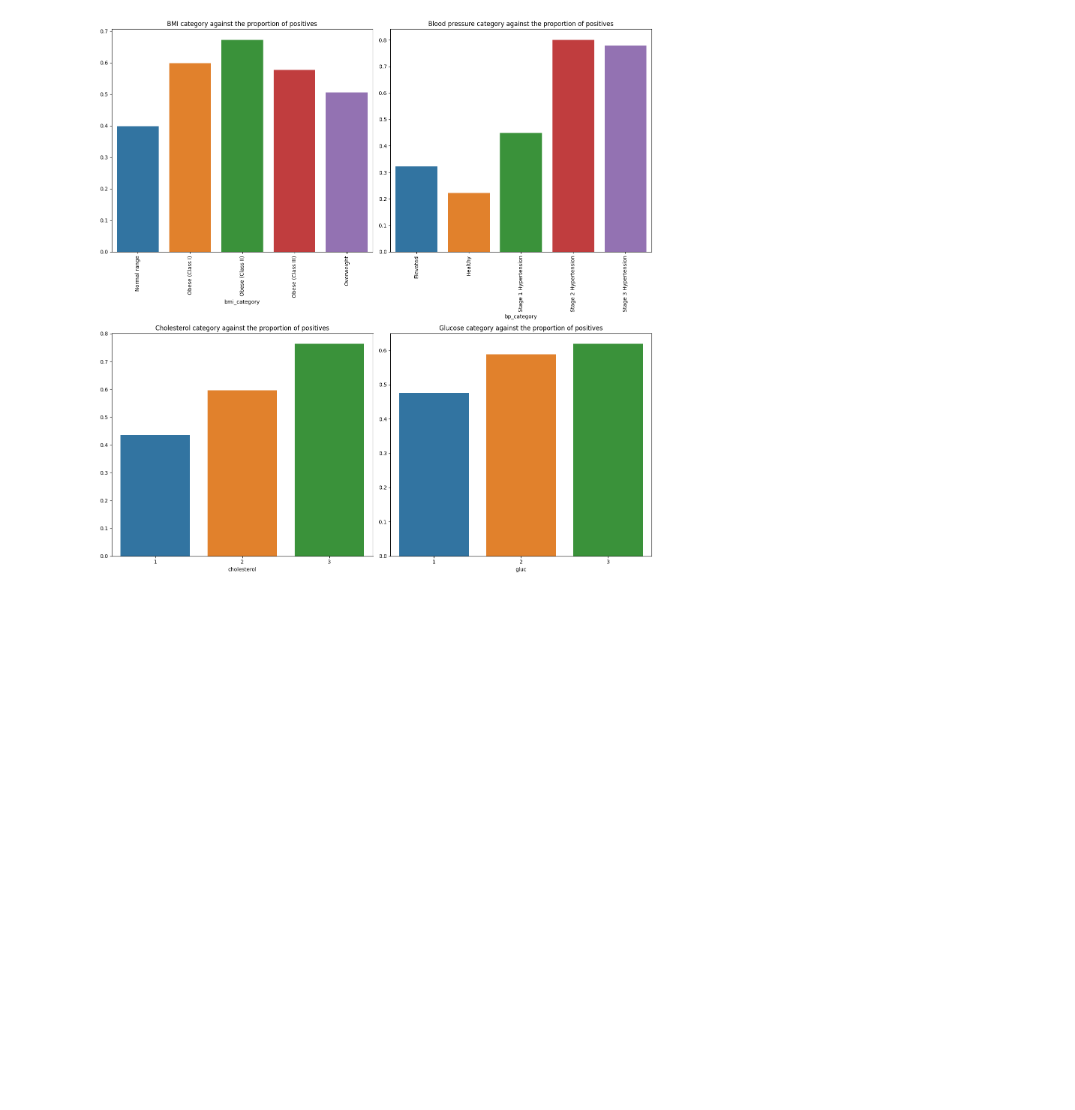
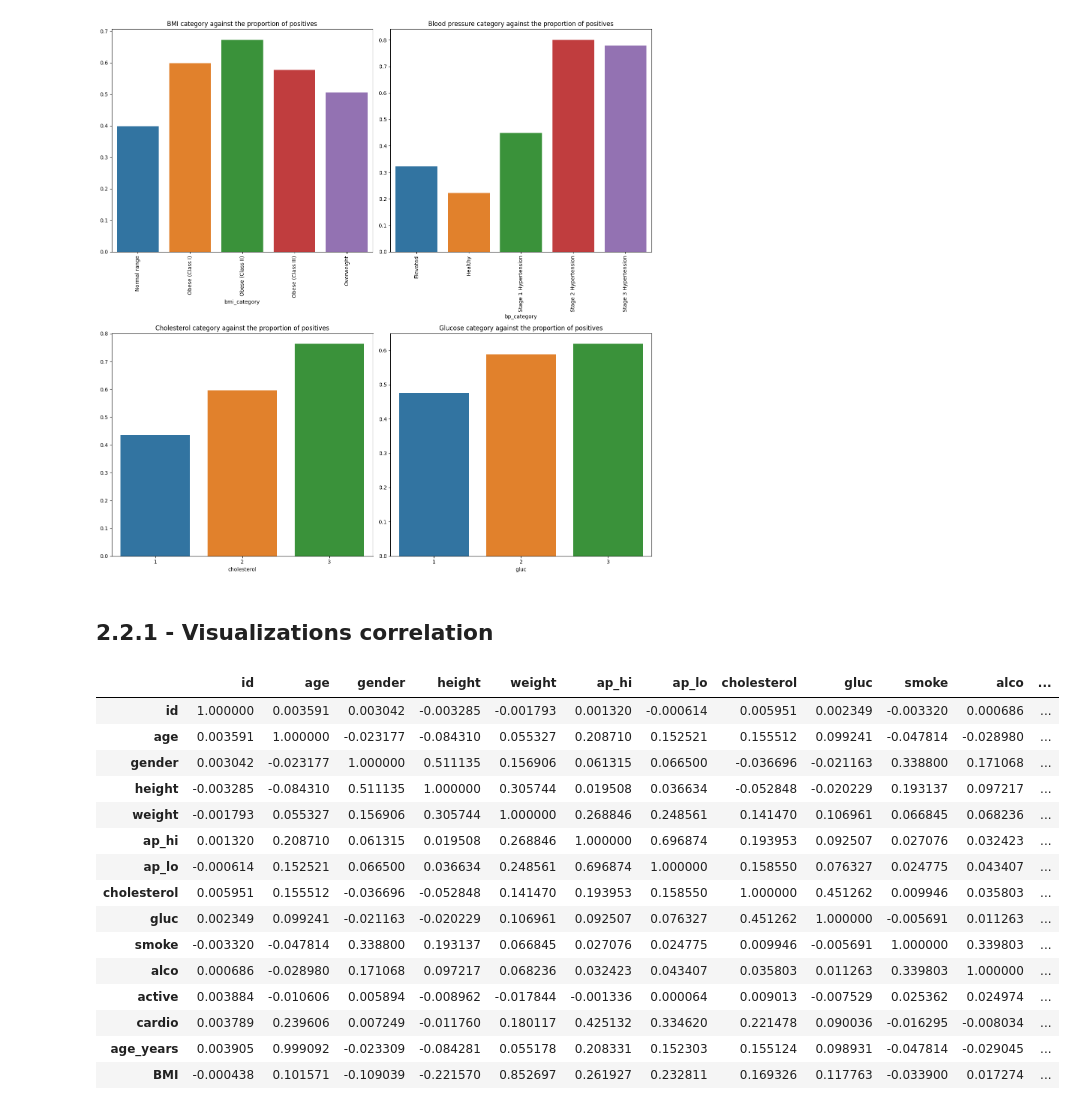
Before and after one commit to eliaselhaddad/Machine-learning-Elias-El-Haddad, a Jupyter notebook: Lab_ML/Disease_prediction.ipynb, the cells around one changed output. Cells and saved outputs as stored; diff of their text form; code cells hidden in the pictures; blank space fills up the shorter version.

```diff
--- a/Lab_ML/Disease_prediction.ipynb
+++ b/Lab_ML/Disease_prediction.ipynb
@@ -448,3 +440,24 @@ plt.tight_layout() # this method is used to adjust the spacing between subplots
 plt.show()
 # %% [output]
 [figure]
+# %% [markdown]
+## 2.2.1 - Visualizations correlation
+# %%
+filtered_df.corr()
+# %% [output]
+|  | id | age | gender | height | weight | ap_hi | ap_lo | cholesterol | gluc | smoke | alco | ... |
+| id | 1.000000 | 0.003591 | 0.003042 | -0.003285 | -0.001793 | 0.001320 | -0.000614 | 0.005951 | 0.002349 | -0.003320 | 0.000686 | ... |
+| age | 0.003591 | 1.000000 | -0.023177 | -0.084310 | 0.055327 | 0.208710 | 0.152521 | 0.155512 | 0.099241 | -0.047814 | -0.028980 | ... |
+| gender | 0.003042 | -0.023177 | 1.000000 | 0.511135 | 0.156906 | 0.061315 | 0.066500 | -0.036696 | -0.021163 | 0.338800 | 0.171068 | ... |
+| height | -0.003285 | -0.084310 | 0.511135 | 1.000000 | 0.305744 | 0.019508 | 0.036634 | -0.052848 | -0.020229 | 0.193137 | 0.097217 | ... |
+| weight | -0.001793 | 0.055327 | 0.156906 | 0.305744 | 1.000000 | 0.268846 | 0.248561 | 0.141470 | 0.106961 | 0.066845 | 0.068236 | ... |
+| ap_hi | 0.001320 | 0.208710 | 0.061315 | 0.019508 | 0.268846 | 1.000000 | 0.696874 | 0.193953 | 0.092507 | 0.027076 | 0.032423 | ... |
+| ap_lo | -0.000614 | 0.152521 | 0.066500 | 0.036634 | 0.248561 | 0.696874 | 1.000000 | 0.158550 | 0.076327 | 0.024775 | 0.043407 | ... |
+| cholesterol | 0.005951 | 0.155512 | -0.036696 | -0.052848 | 0.141470 | 0.193953 | 0.158550 | 1.000000 | 0.451262 | 0.009946 | 0.035803 | ... |
+| gluc | 0.002349 | 0.099241 | -0.021163 | -0.020229 | 0.106961 | 0.092507 | 0.076327 | 0.451262 | 1.000000 | -0.005691 | 0.011263 | ... |
+| smoke | -0.003320 | -0.047814 | 0.338800 | 0.193137 | 0.066845 | 0.027076 | 0.024775 | 0.009946 | -0.005691 | 1.000000 | 0.339803 | ... |
+| alco | 0.000686 | -0.028980 | 0.171068 | 0.097217 | 0.068236 | 0.032423 | 0.043407 | 0.035803 | 0.011263 | 0.339803 | 1.000000 | ... |
+| active | 0.003884 | -0.010606 | 0.005894 | -0.008962 | -0.017844 | -0.001336 | 0.000064 | 0.009013 | -0.007529 | 0.025362 | 0.024974 | ... |
+| cardio | 0.003789 | 0.239606 | 0.007249 | -0.011760 | 0.180117 | 0.425132 | 0.334620 | 0.221478 | 0.090036 | -0.016295 | -0.008034 | ... |
+| age_years | 0.003905 | 0.999092 | -0.023309 | -0.084281 | 0.055178 | 0.208331 | 0.152303 | 0.155124 | 0.098931 | -0.047814 | -0.029045 | ... |
+| BMI | -0.000438 | 0.101571 | -0.109039 | -0.221570 | 0.852697 | 0.261927 | 0.232811 | 0.169326 | 0.117763 | -0.033900 | 0.017274 | ... |
```
Also changed, not shown: parts of 15 cells of this notebook, 5 other files.
